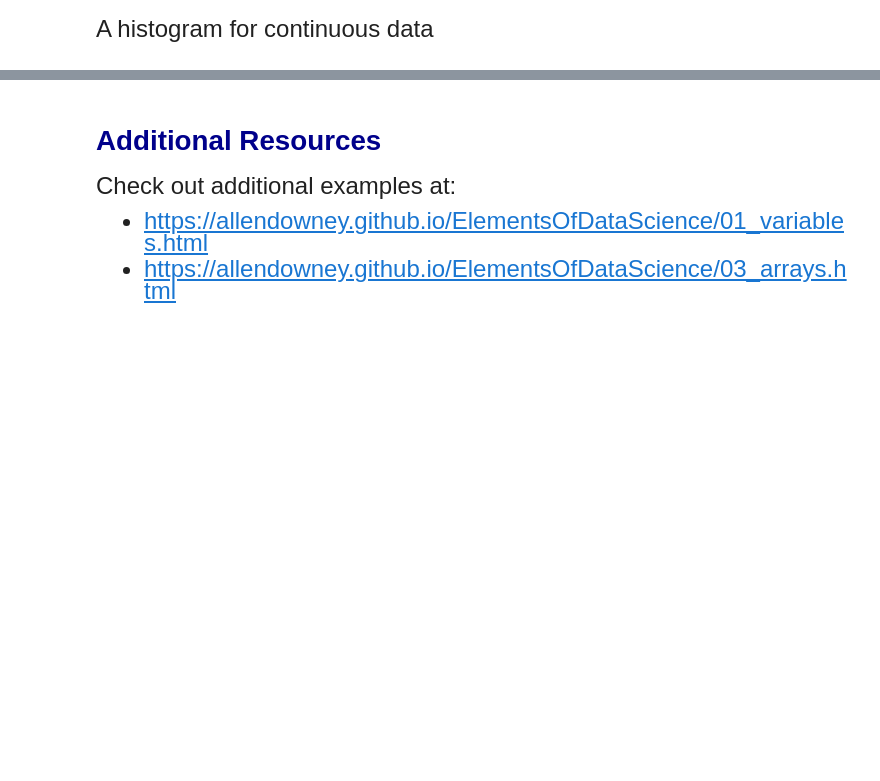
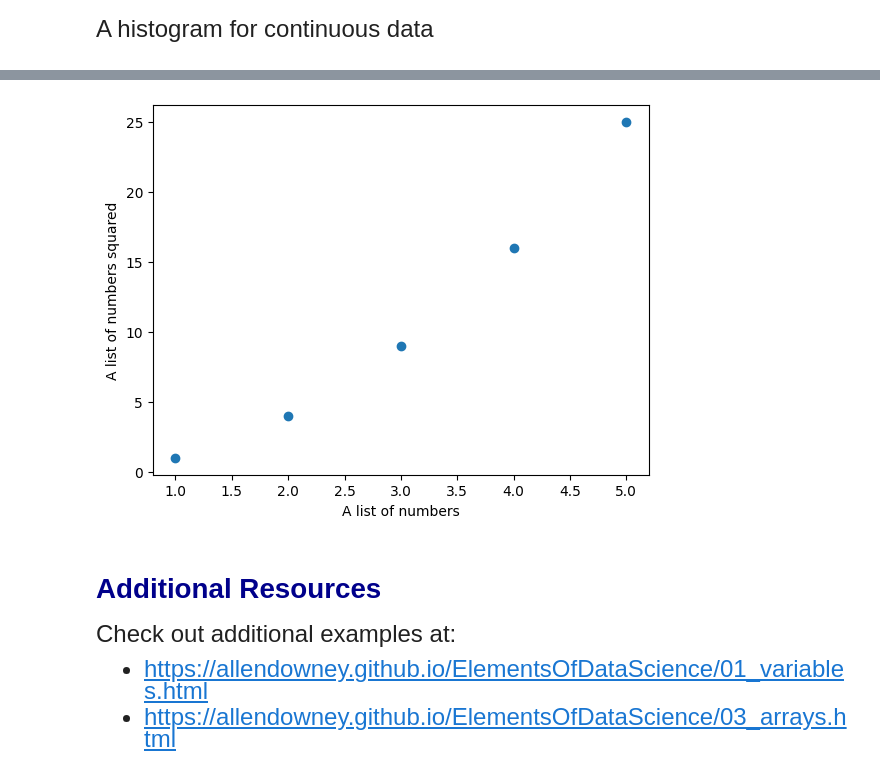
Before and after one commit to WenfeiXiao/qtm151spring2023, a Jupyter notebook: Lecture 02/Lecture 2.ipynb, the cells around one changed output, grey strips where cells are left out. Cells and saved outputs as stored; diff of their text form; code cells hidden in the pictures; blank space fills up the shorter version.

```diff
--- a/Lecture 02/Lecture 2.ipynb
+++ b/Lecture 02/Lecture 2.ipynb
@@ -198,3 +201,10 @@ plt.scatter(x = list_numbers, y = list_numbers_sqr)
+# %%
+plt.scatter(x = list_numbers, y = list_numbers_sqr)
+plt.xlabel("A list of numbers")
+plt.ylabel("A list of numbers squared")
+plt.show()
+# %% [output]
+[figure, added]
 # %%
 # Create a list with numbers, then create your own scatter plot
 # %% [markdown]
```
Also changed, not shown: parts of 2 cells of this notebook, 3 other files.
